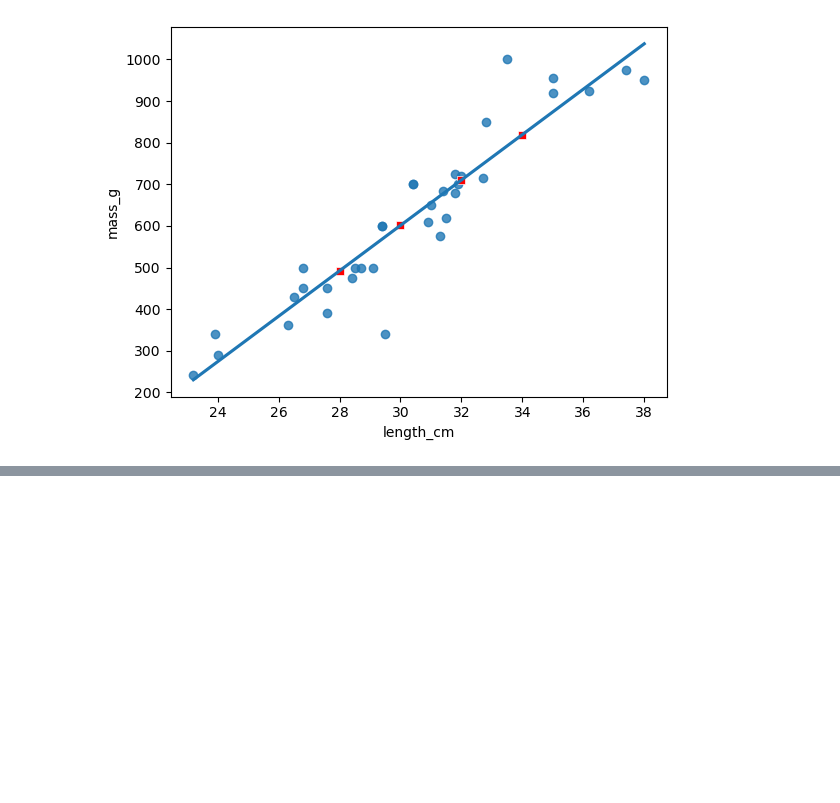
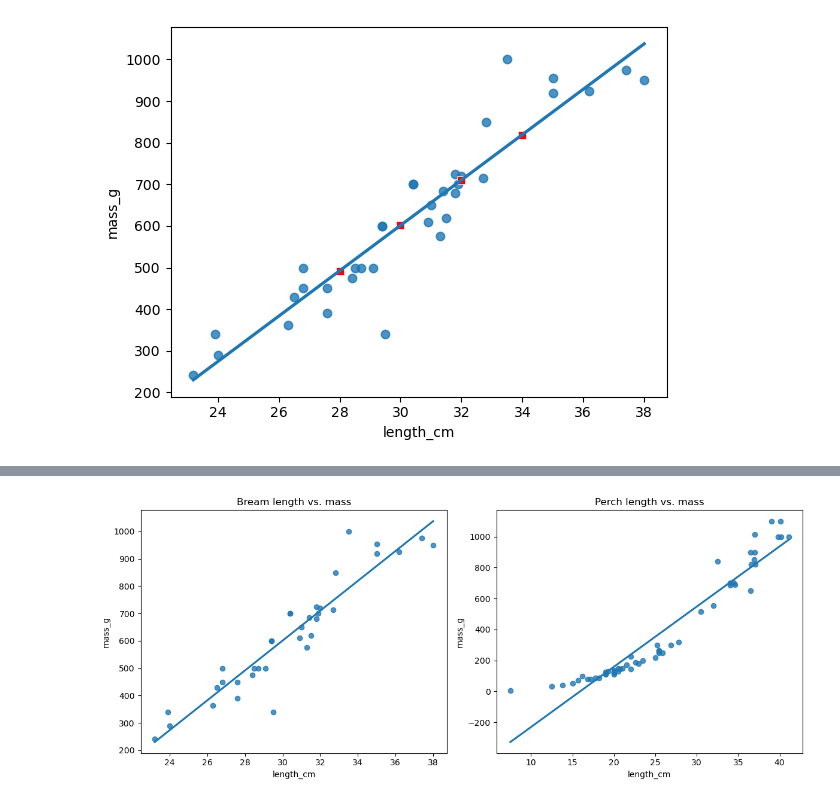
Before and after one commit to drksz/Learning-ML, a Jupyter notebook: RegressionAssessment.ipynb, the cells around one changed output, grey strips where cells are left out. Cells and saved outputs as stored; diff of their text form; code cells hidden in the pictures; blank space fills up the shorter version.

```diff
--- a/RegressionAssessment.ipynb
+++ b/RegressionAssessment.ipynb
@@ -114,0 +121,27 @@ plt.show()
+# %%
+fig, ax = plt.subplots(1, 2, figsize=(12, 5))
+
+sns.regplot(
+    x='length_cm',
+    y='mass_g',
+    data=bream,
+    ci=None,
+    ax=ax[0]
+)
+
+ax[0].set_title('Bream length vs. mass')
+
+sns.regplot(
+    x='length_cm',
+    y='mass_g',
+    data=fish[fish['species'] == 'Perch'],
+    ci=None,
+    ax=ax[1]
+)
+
+ax[1].set_title('Perch length vs. mass')
+
+plt.tight_layout()
+plt.show()
+# %% [output]
+[figure, added]
```
Also changed, not shown: parts of 2 cells of this notebook.
